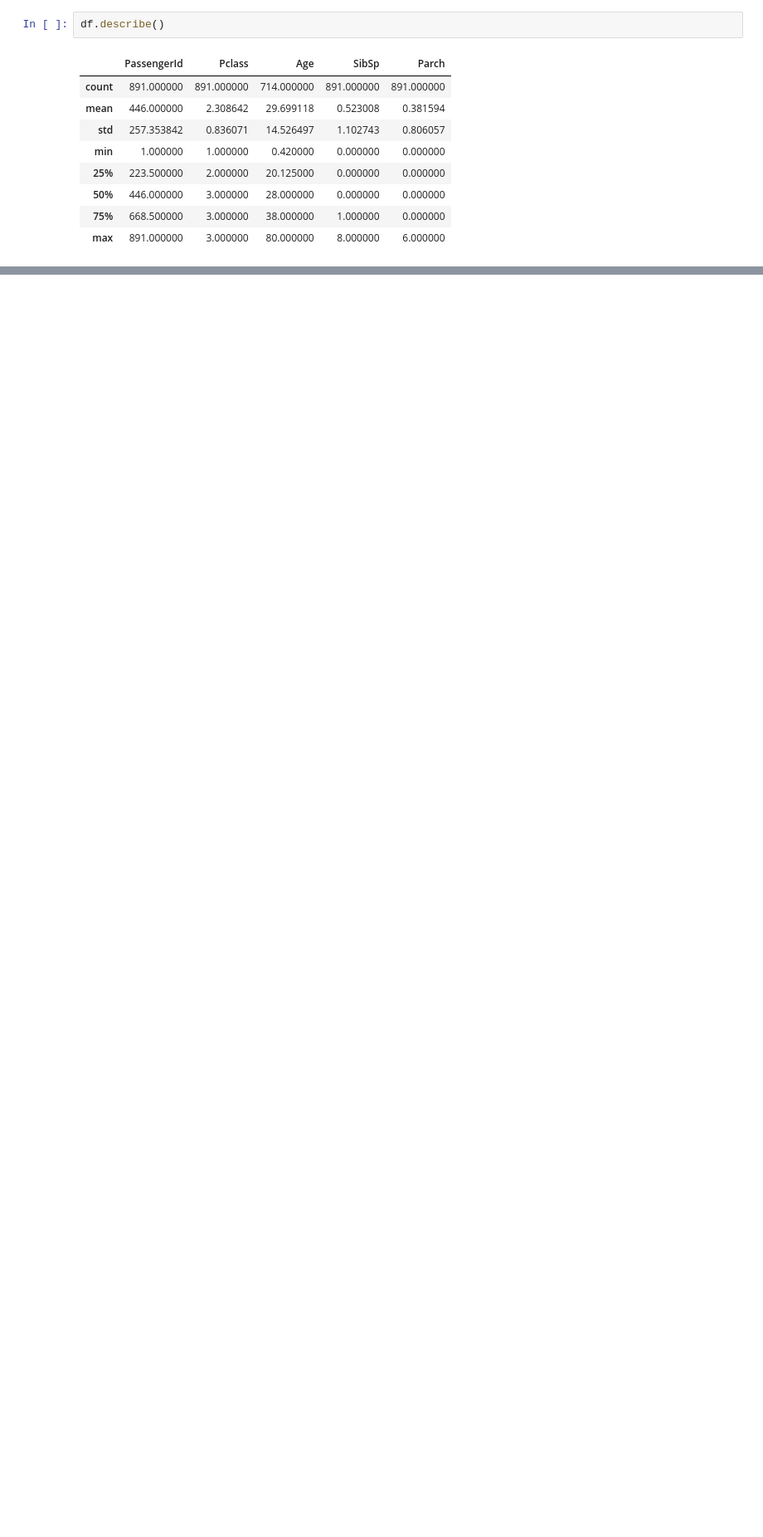
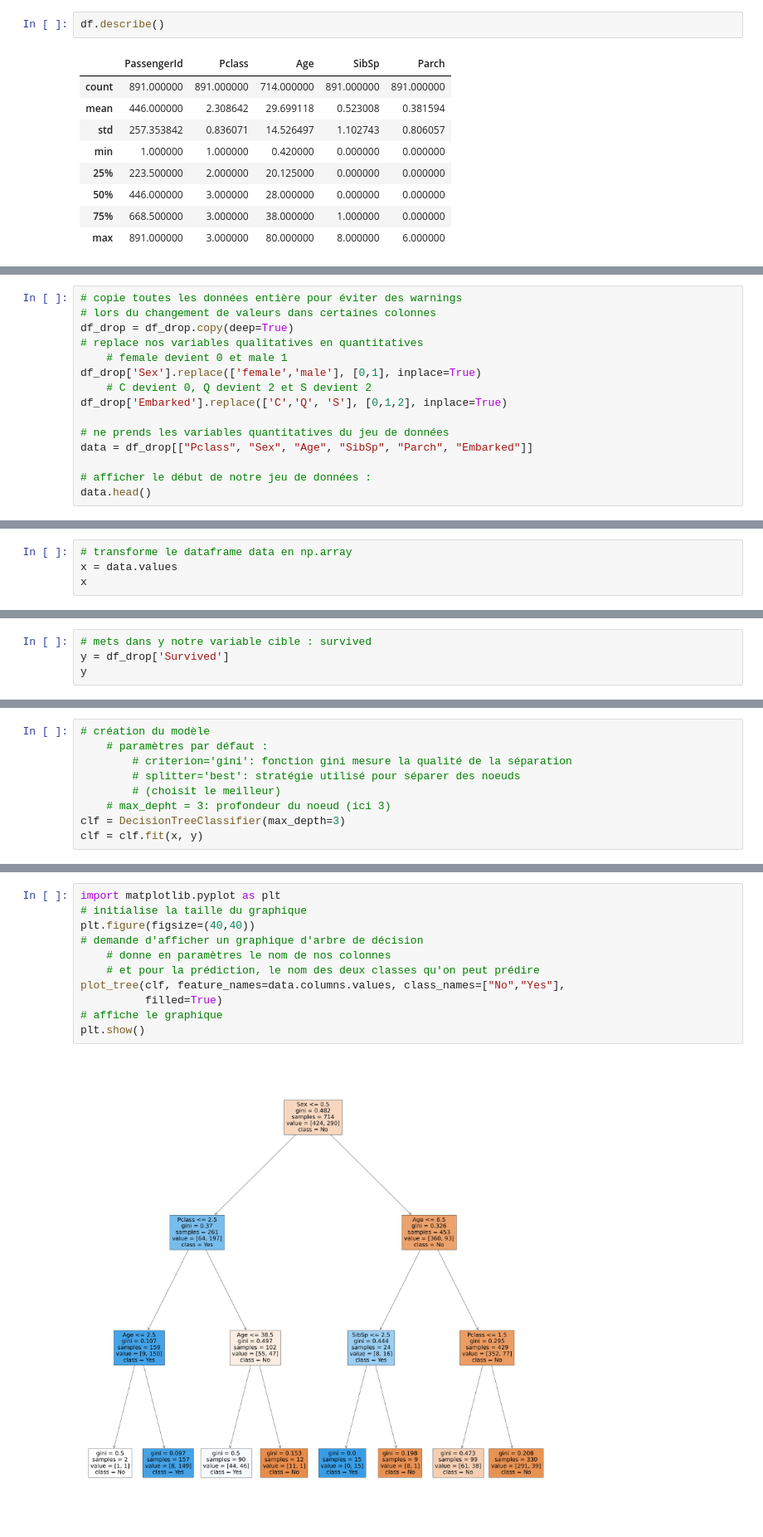
Before and after one commit to hibiga/Data_Mining, a Jupyter notebook: TP - Arbres de decision avec CART.ipynb, the cells around one changed output, grey strips where cells are left out. Shown at 83% size. Saved outputs shown, nothing was run; the diff lists cells and outputs as text; blank space fills up the shorter version.

Commit message:
final version : moi toute seule

```diff
--- a/TP - Arbres de decision avec CART.ipynb
+++ b/TP - Arbres de decision avec CART.ipynb
@@ -278,0 +130,15 @@ array([[73, 12],
+# %%
+# copie toutes les données entière pour éviter des warnings
+# lors du changement de valeurs dans certaines colonnes
+df_drop = df_drop.copy(deep=True)
+# replace nos variables qualitatives en quantitatives
+    # female devient 0 et male 1
+df_drop['Sex'].replace(['female','male'], [0,1], inplace=True)
+    # C devient 0, Q devient 2 et S devient 2
+df_drop['Embarked'].replace(['C','Q', 'S'], [0,1,2], inplace=True)
+
+# ne prends les variables quantitatives du jeu de données
+data = df_drop[["Pclass", "Sex", "Age", "SibSp", "Parch", "Embarked"]]
+
+# afficher le début de notre jeu de données :
+data.head()
@@ -278,0 +152,4 @@ array([[73, 12],
+# %%
+# transforme le dataframe data en np.array
+x = data.values
+x
@@ -278,0 +166,4 @@ array([[73, 12],
+# %%
+# mets dans y notre variable cible : survived
+y = df_drop['Survived']
+y
@@ -278,0 +185,9 @@ array([[73, 12],
+# %%
+# création du modèle
+    # paramètres par défaut :
+        # criterion='gini': fonction gini mesure la qualité de la séparation
+        # splitter='best': stratégie utilisé pour séparer des noeuds
+        # (choisit le meilleur)
+    # max_depht = 3: profondeur du noeud (ici 3)
+clf = DecisionTreeClassifier(max_depth=3)
+clf = clf.fit(x, y)
@@ -278,0 +196,13 @@ array([[73, 12],
+# %%
+import matplotlib.pyplot as plt
+# initialise la taille du graphique
+plt.figure(figsize=(40,40))
+# demande d'afficher un graphique d'arbre de décision
+    # donne en paramètres le nom de nos colonnes
+    # et pour la prédiction, le nom des deux classes qu'on peut prédire
+plot_tree(clf, feature_names=data.columns.values, class_names=["No","Yes"],
+          filled=True)
+# affiche le graphique
+plt.show()
+# %% [output]
+[figure, added]
```
Also changed, not shown: parts of 108 cells of this notebook, 1 other file.
